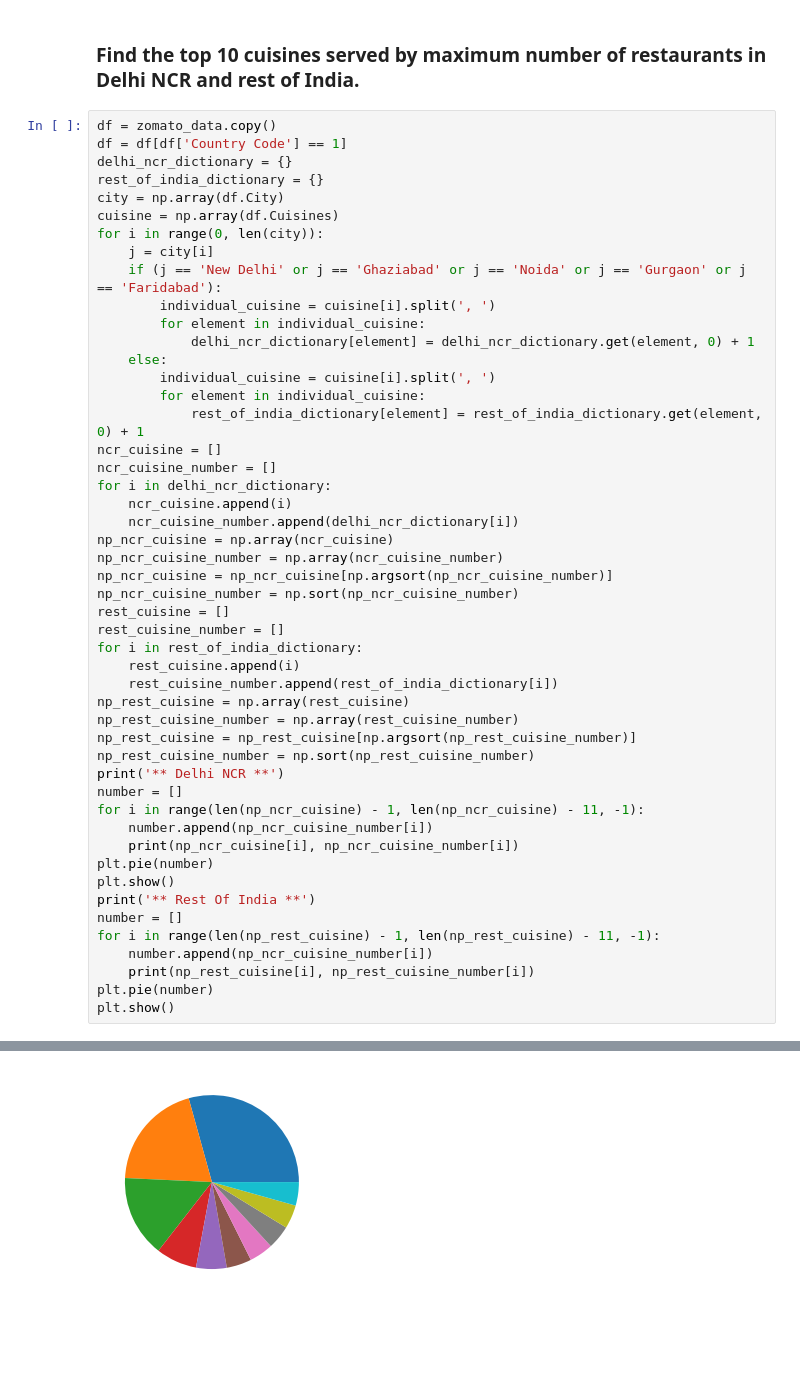
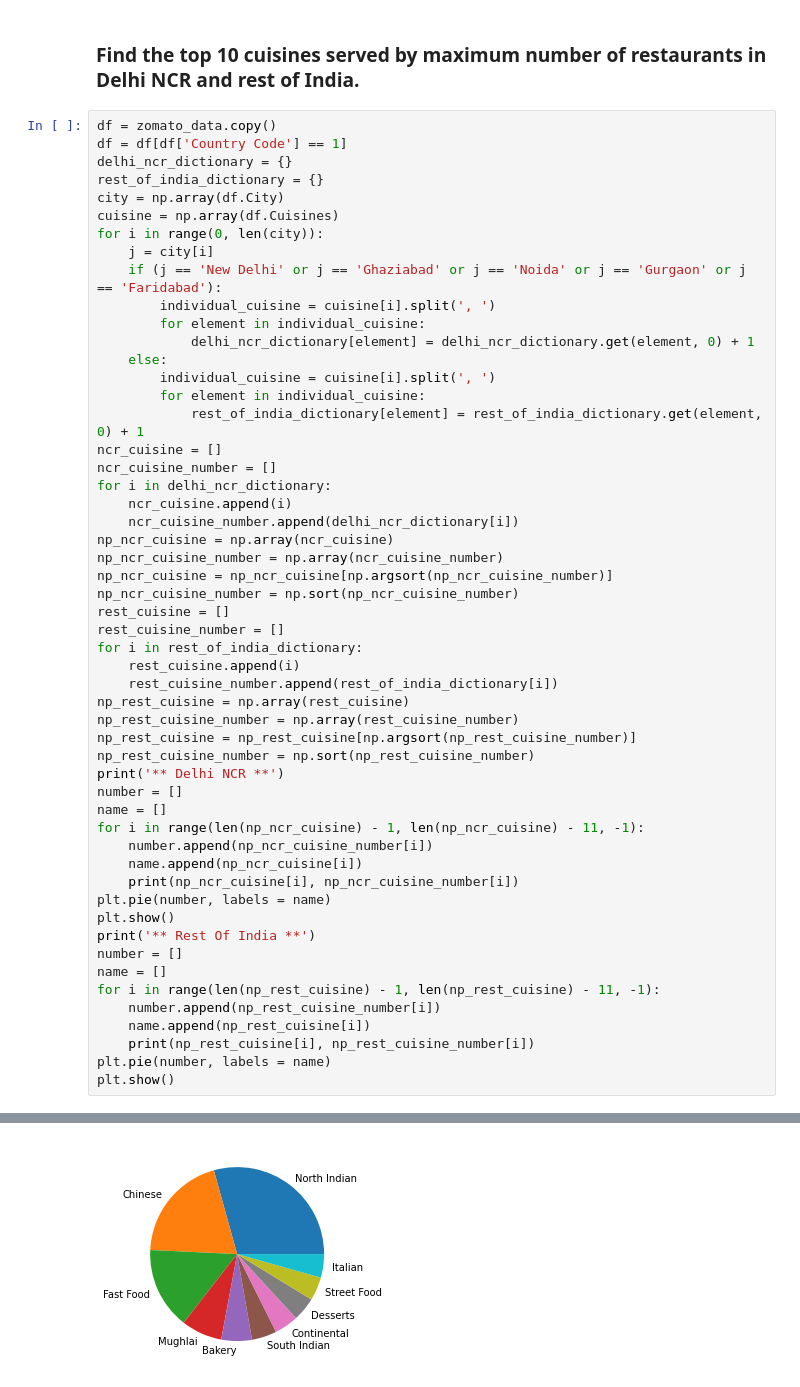
Before and after one commit to pradnyesh45/Zomato-API, a Jupyter notebook: Zomato API - II.ipynb, the cells around one changed output, grey strips where cells are left out. Drawn from its saved outputs; the diff is of its cells as text; blank space fills up the shorter version.

```diff
--- a/Zomato API - II.ipynb
+++ b/Zomato API - II.ipynb
@@ -117,37 +117,41 @@ rest_cuisine_number = []
 for i in rest_of_india_dictionary:
     rest_cuisine.append(i)
     rest_cuisine_number.append(rest_of_india_dictionary[i])
 np_rest_cuisine = np.array(rest_cuisine)
 np_rest_cuisine_number = np.array(rest_cuisine_number)
 np_rest_cuisine = np_rest_cuisine[np.argsort(np_rest_cuisine_number)]
 np_rest_cuisine_number = np.sort(np_rest_cuisine_number)
 print('** Delhi NCR **')
 number = []
+name = []
 for i in range(len(np_ncr_cuisine) - 1, len(np_ncr_cuisine) - 11, -1):
     number.append(np_ncr_cuisine_number[i])
+    name.append(np_ncr_cuisine[i])
     print(np_ncr_cuisine[i], np_ncr_cuisine_number[i])
-plt.pie(number)
+plt.pie(number, labels = name)
 plt.show()
 print('** Rest Of India **')
 number = []
+name = []
 for i in range(len(np_rest_cuisine) - 1, len(np_rest_cuisine) - 11, -1):
-    number.append(np_ncr_cuisine_number[i])
+    number.append(np_rest_cuisine_number[i])
+    name.append(np_rest_cuisine[i])
     print(np_rest_cuisine[i], np_rest_cuisine_number[i])
-plt.pie(number)
+plt.pie(number, labels = name)
 plt.show()
 # %% [output]
 ** Delhi NCR **
 North Indian 3597
 Chinese 2448
 Fast Food 1866
 Mughlai 933
 Bakery 697
 South Indian 569
 Continental 547
 Desserts 542
 Street Food 538
 Italian 535
-[figure, old version]
+[figure, new version]
 ** Rest Of India **
 North Indian 349
 Chinese 242
```
Also changed, not shown: parts of 10 cells of this notebook.
